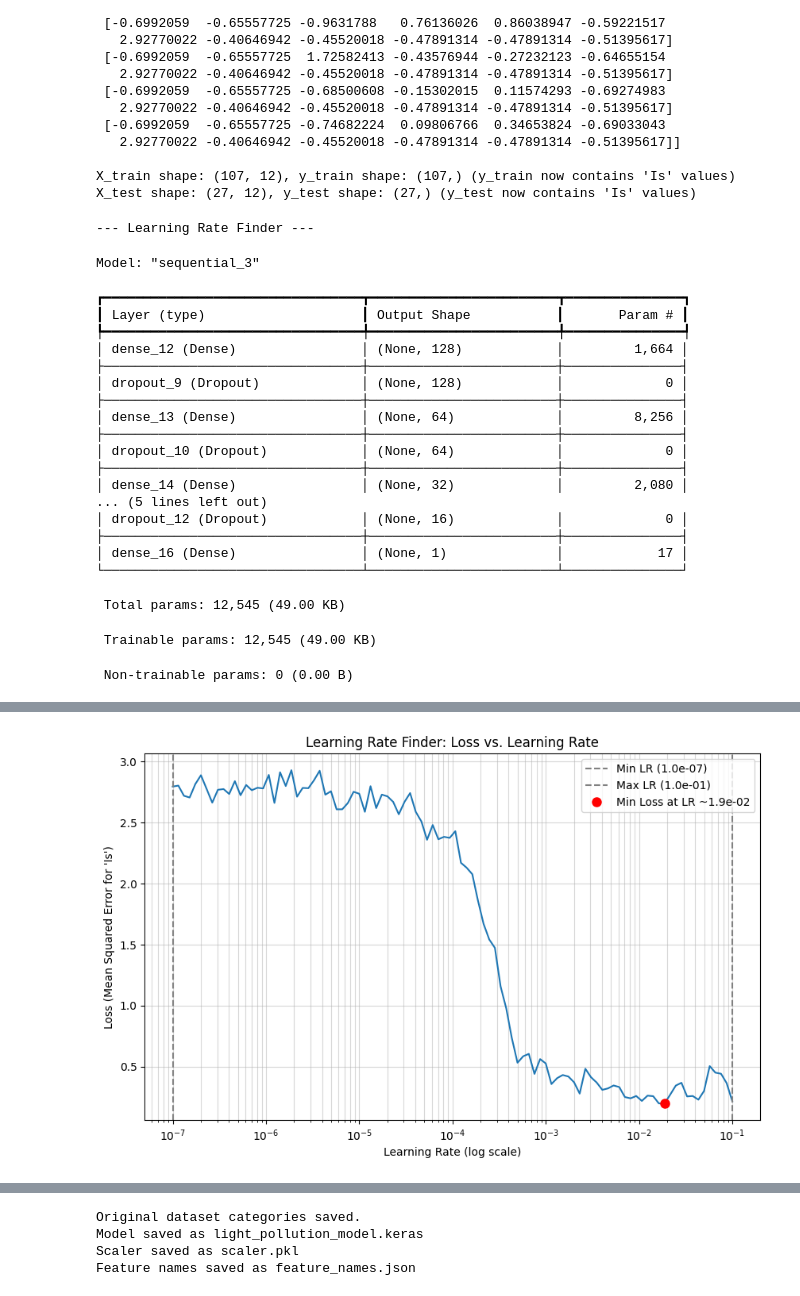
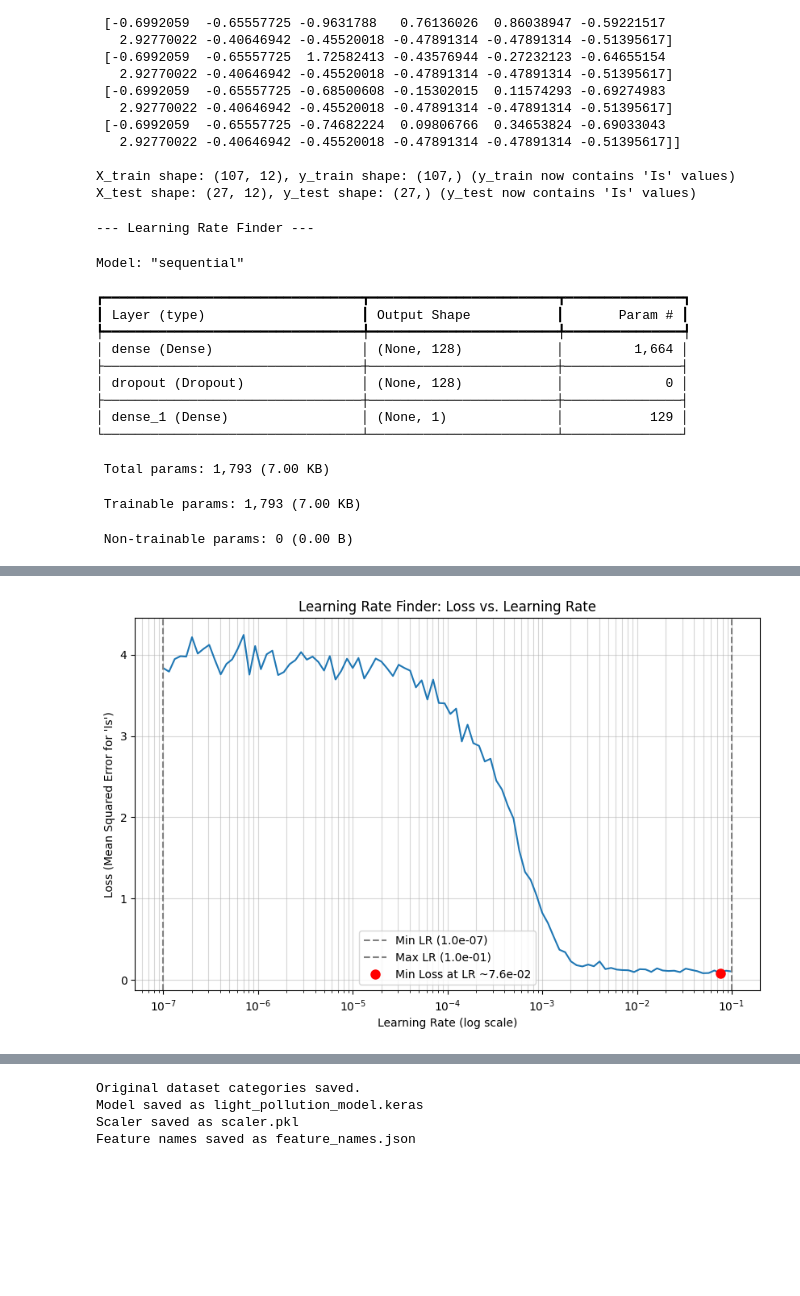
Before and after one commit to naaivvv/light_intensity_prediction_app, a Jupyter notebook: light_pollution_prediction_using_intensity_bayog.ipynb, the cells around one changed output, grey strips where cells are left out. Cells and saved outputs as stored; diff of their text form; code cells hidden in the pictures; blank space fills up the shorter version.

Commit message:
optimized layers in model

```diff
--- a/light_pollution_prediction_using_intensity_bayog.ipynb
+++ b/light_pollution_prediction_using_intensity_bayog.ipynb
@@ -236,12 +236,6 @@ X_test shape: (27, 12), y_test shape: (27,) (y_test now contains 'Is' values)
         model = keras.Sequential([
             layers.Dense(128, activation='relu', input_shape=input_shape),
             layers.Dropout(0.3),
-            layers.Dense(64, activation='relu'),
-            layers.Dropout(0.2),
-            layers.Dense(32, activation='relu'),
-            layers.Dropout(0.2),
-            layers.Dense(16, activation='relu'),
-            layers.Dropout(0.2),
             layers.Dense(1)  # Output layer for regression
         ])
         return model
@@ -303,26 +297,18 @@ X_test shape: (27, 12), y_test shape: (27,) (y_test now contains 'Is' values)
     plt.show()
 # %% [output]
 --- Learning Rate Finder ---
-Model: "sequential_3"
+Model: "sequential"
 ┏━━━━━━━━━━━━━━━━━━━━━━━━━━━━━━━━━┳━━━━━━━━━━━━━━━━━━━━━━━━┳━━━━━━━━━━━━━━━┓
 ┃ Layer (type)                    ┃ Output Shape           ┃       Param # ┃
 ┡━━━━━━━━━━━━━━━━━━━━━━━━━━━━━━━━━╇━━━━━━━━━━━━━━━━━━━━━━━━╇━━━━━━━━━━━━━━━┩
-│ dense_12 (Dense)                │ (None, 128)            │         1,664 │
+│ dense (Dense)                   │ (None, 128)            │         1,664 │
 ├─────────────────────────────────┼────────────────────────┼───────────────┤
-│ dropout_9 (Dropout)             │ (None, 128)            │             0 │
+│ dropout (Dropout)               │ (None, 128)            │             0 │
 ├─────────────────────────────────┼────────────────────────┼───────────────┤
-│ dense_13 (Dense)                │ (None, 64)             │         8,256 │
-├─────────────────────────────────┼────────────────────────┼───────────────┤
-│ dropout_10 (Dropout)            │ (None, 64)             │             0 │
-├─────────────────────────────────┼────────────────────────┼───────────────┤
-│ dense_14 (Dense)                │ (None, 32)             │         2,080 │
-... (5 lines left out)
-│ dropout_12 (Dropout)            │ (None, 16)             │             0 │
-├─────────────────────────────────┼────────────────────────┼───────────────┤
-│ dense_16 (Dense)                │ (None, 1)              │            17 │
+│ dense_1 (Dense)                 │ (None, 1)              │           129 │
 └─────────────────────────────────┴────────────────────────┴───────────────┘
- Total params: 12,545 (49.00 KB)
+ Total params: 1,793 (7.00 KB)
- Trainable params: 12,545 (49.00 KB)
+ Trainable params: 1,793 (7.00 KB)
  Non-trainable params: 0 (0.00 B)
 Starting learning rate search for 100 epochs, from LR=1.0e-07 to LR=1.0e-01...
 Epoch 1/100
@@ -342,6 +328,6 @@ Epoch 100/100
 
 Plotting Loss vs. Learning Rate...
-[figure, old version]
+[figure, new version]
 # %%
 if 'X_train' in locals() and X_train.shape[0] > 0 and X_train.shape[1] > 0:
     model = keras.Sequential([
```
Also changed, not shown: parts of 6 cells of this notebook.
